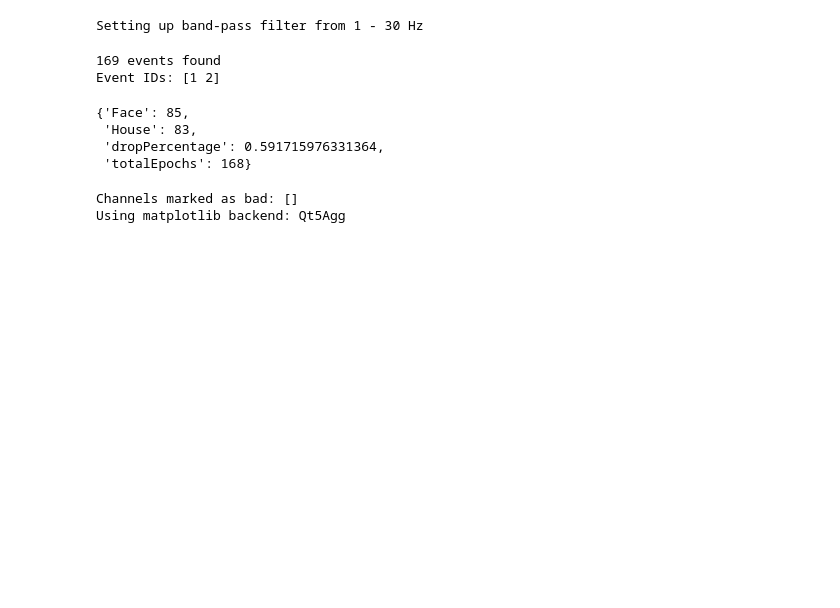
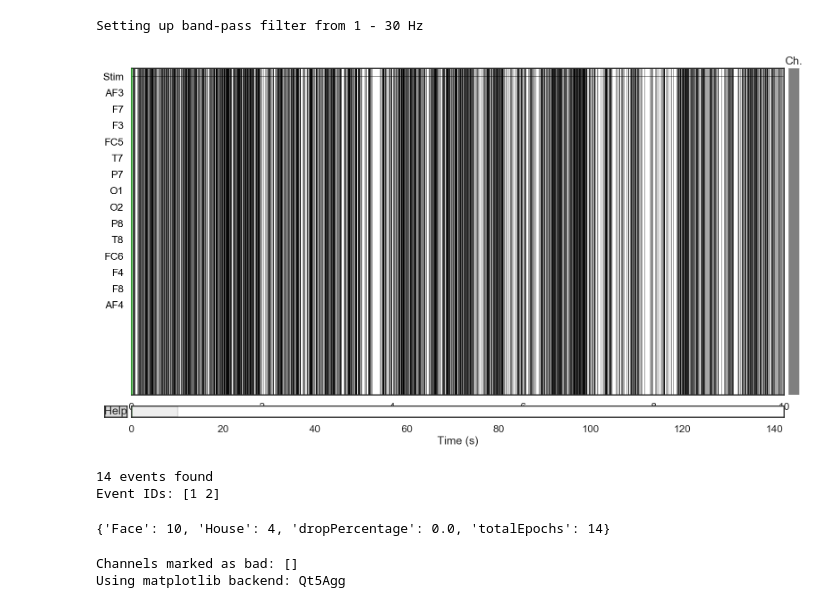
Before and after one commit to makebrainwaves/BrainWaves, a Jupyter notebook: notebooks/N170 Emotiv Analysis.ipynb, the cells around one changed output. Saved outputs shown, nothing was run; the diff lists cells and outputs as text; code cells hidden in the pictures; blank space fills up the shorter version.

```diff
--- a/notebooks/N170 Emotiv Analysis.ipynb
+++ b/notebooks/N170 Emotiv Analysis.ipynb
@@ -23,7 +35,7 @@ sfreq=128
 ch_ind = [0,1,2,3,4,5,6,7,8,9,10,11,12,13]
 stim_ind = 14
 replace_ch_names = None
-raw = utils.load_csv_as_raw(files, sfreq, ch_ind, stim_ind, replace_ch_names)
+oldRaw = utils.load_csv_as_raw(files, sfreq, ch_ind, stim_ind, replace_ch_names)
 # %% [output]
 ['C:/Users/jdpig/BrainWaves Data/N170/Yorg_1.csv']
 Creating RawArray with float64 data, n_channels=15, n_times=18191
@@ -40,6 +71,10 @@ high_cutoff = 30
 raw.filter(low_cutoff, high_cutoff, method='iir');
 # %% [output]
 Setting up band-pass filter from 1 - 30 Hz
+# %%
+raw.plot()
+# %% [output]
+[figure, added]
 # %%
 ## Epoch Data
 
@@ -52,7 +87,7 @@ picks = None
 reject = None
 
 # Computation
-events = find_events(raw)
+events = find_events(newRaw)
 # TODO: Figure out how to normalize and auto-reject Emotiv EEG data
 epochs = Epochs(raw, events=events, event_id=event_id,
                 tmin=tmin, tmax=tmax, baseline=baseline, reject=reject, preload=True,
@@ -61,9 +96,6 @@ epochs = Epochs(raw, events=events, event_id=event_id,
 # Output
 {"totalEpochs": len(epochs.events), "dropPercentage": (1 - len(epochs.events)/len(events)) * 100, **{x: len(epochs[x]) for x in event_id}}
 # %% [output]
-169 events found
+14 events found
 Event IDs: [1 2]
-{'Face': 85,
- 'House': 83,
- 'dropPercentage': 0.591715976331364,
- 'totalEpochs': 168}
+{'Face': 10, 'House': 4, 'dropPercentage': 0.0, 'totalEpochs': 14}
```
Also changed, not shown: parts of 3 cells of this notebook, 22 other files.
